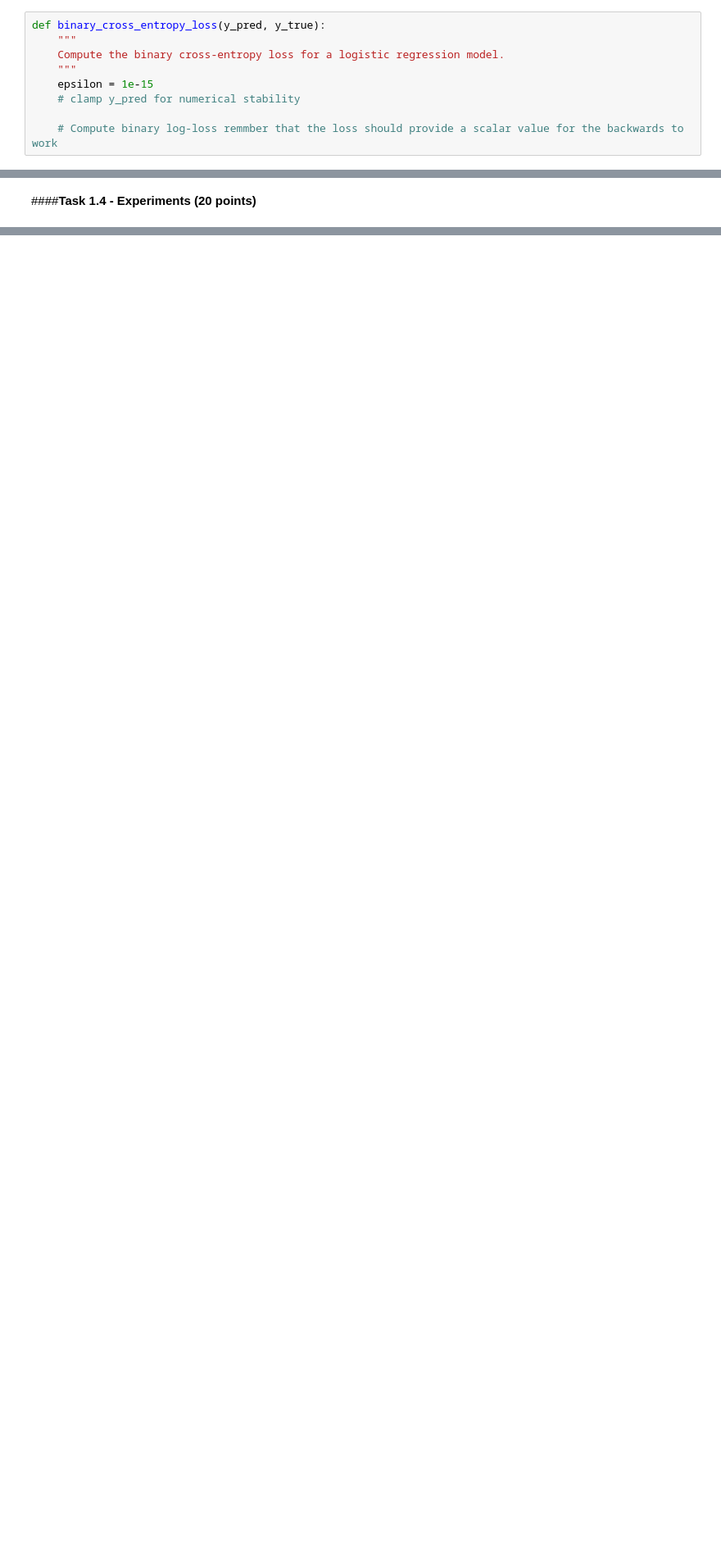
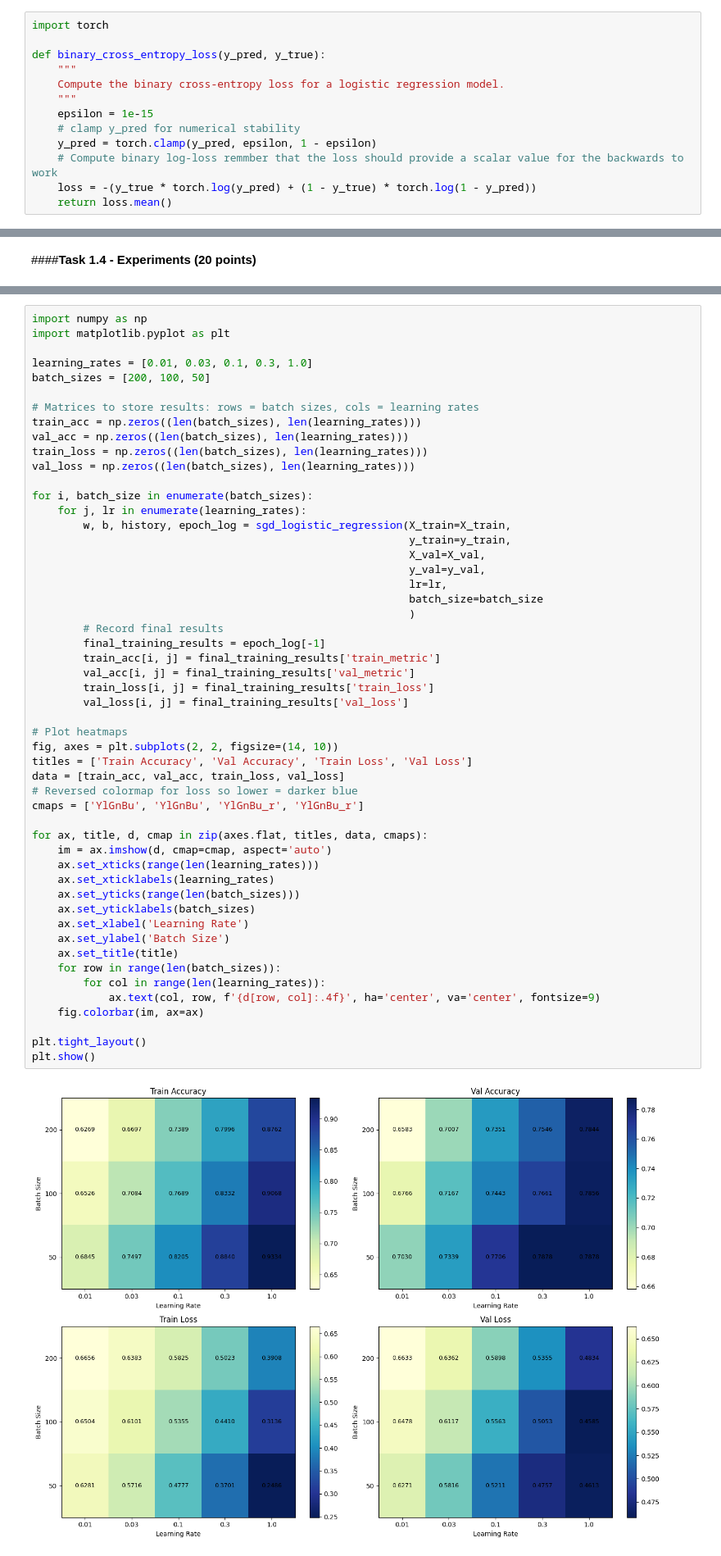
Before and after one commit to yahelcohen01/nebius-course, a Jupyter notebook: 02b/LLM_Architectures,_hometask_1.ipynb, the cells around one changed output, grey strips where cells are left out. Shown at 82% size. Cells and saved outputs as stored; diff of their text form; blank space fills up the shorter version.

```diff
--- a/02b/LLM_Architectures,_hometask_1.ipynb
+++ b/02b/LLM_Architectures,_hometask_1.ipynb
@@ -329,12 +333,16 @@ B. Implementation
 # %%
+import torch
+
 def binary_cross_entropy_loss(y_pred, y_true):
     """
     Compute the binary cross-entropy loss for a logistic regression model.
     """
     epsilon = 1e-15
     # clamp y_pred for numerical stability
-
+    y_pred = torch.clamp(y_pred, epsilon, 1 - epsilon)
     # Compute binary log-loss remmber that the loss should provide a scalar value for the backwards to work
+    loss = -(y_true * torch.log(y_pred) + (1 - y_true) * torch.log(1 - y_pred))
+    return loss.mean()
 # %% [markdown]
 ####**Task 1.2. - Implement Logistic Regression in PyTorch (10 points)**
 # %% [markdown]
@@ -679,0 +670,54 @@ Support your explanation using the patterns observed in your heatmap.
+# %%
+import numpy as np
+import matplotlib.pyplot as plt
+
+learning_rates = [0.01, 0.03, 0.1, 0.3, 1.0]
+batch_sizes = [200, 100, 50]
+
+# Matrices to store results: rows = batch sizes, cols = learning rates
+train_acc = np.zeros((len(batch_sizes), len(learning_rates)))
+val_acc = np.zeros((len(batch_sizes), len(learning_rates)))
+train_loss = np.zeros((len(batch_sizes), len(learning_rates)))
+val_loss = np.zeros((len(batch_sizes), len(learning_rates)))
+
+for i, batch_size in enumerate(batch_sizes):
+    for j, lr in enumerate(learning_rates):
+        w, b, history, epoch_log = sgd_logistic_regression(X_train=X_train,
+                                                           y_train=y_train,
+                                                           X_val=X_val,
+                                                           y_val=y_val,
+                                                           lr=lr,
+                                                           batch_size=batch_size
+                                                           )
+        # Record final results
+        final_training_results = epoch_log[-1]
+        train_acc[i, j] = final_training_results['train_metric']
+        val_acc[i, j] = final_training_results['val_metric']
+        train_loss[i, j] = final_training_results['train_loss']
+        val_loss[i, j] = final_training_results['val_loss']
+
+# Plot heatmaps
+fig, axes = plt.subplots(2, 2, figsize=(14, 10))
+titles = ['Train Accuracy', 'Val Accuracy', 'Train Loss', 'Val Loss']
+data = [train_acc, val_acc, train_loss, val_loss]
+# Reversed colormap for loss so lower = darker blue
+cmaps = ['YlGnBu', 'YlGnBu', 'YlGnBu_r', 'YlGnBu_r']
+
+for ax, title, d, cmap in zip(axes.flat, titles, data, cmaps):
+    im = ax.imshow(d, cmap=cmap, aspect='auto')
+    ax.set_xticks(range(len(learning_rates)))
+    ax.set_xticklabels(learning_rates)
+    ax.set_yticks(range(len(batch_sizes)))
+    ax.set_yticklabels(batch_sizes)
+    ax.set_xlabel('Learning Rate')
+    ax.set_ylabel('Batch Size')
+    ax.set_title(title)
+    for row in range(len(batch_sizes)):
+        for col in range(len(learning_rates)):
+            ax.text(col, row, f'{d[row, col]:.4f}', ha='center', va='center', fontsize=9)
+    fig.colorbar(im, ax=ax)
+
+plt.tight_layout()
+plt.show()
+# %% [output]
+[figure, added]
```
Also changed, not shown: parts of 10 cells of this notebook.
